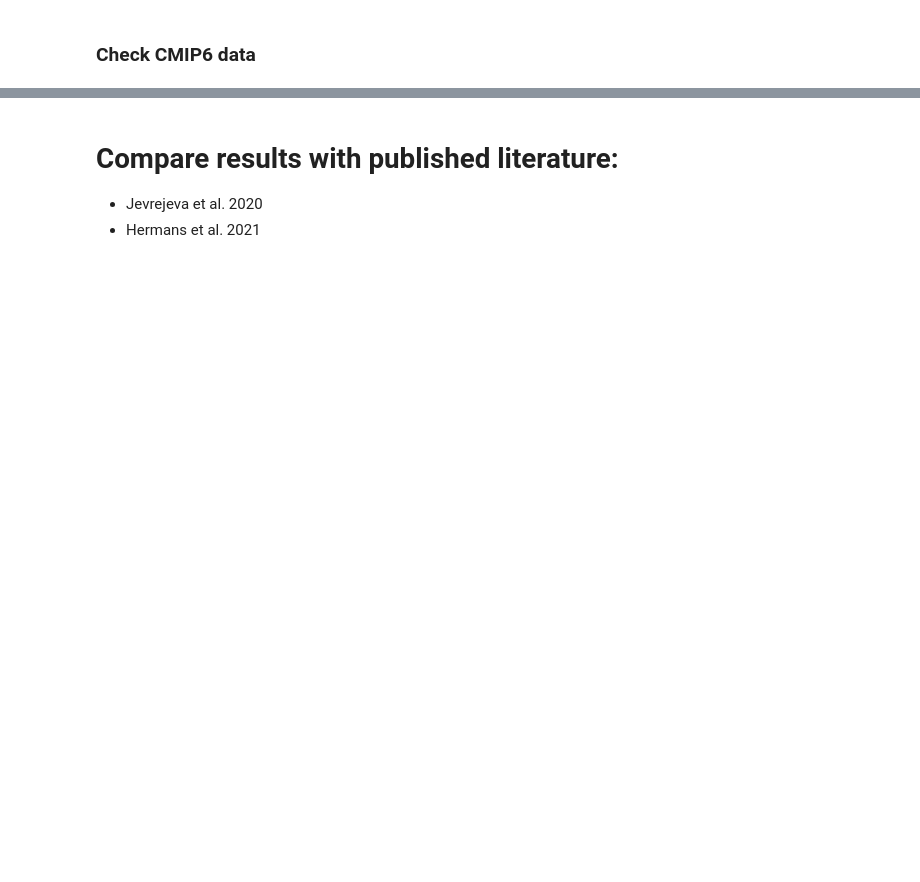
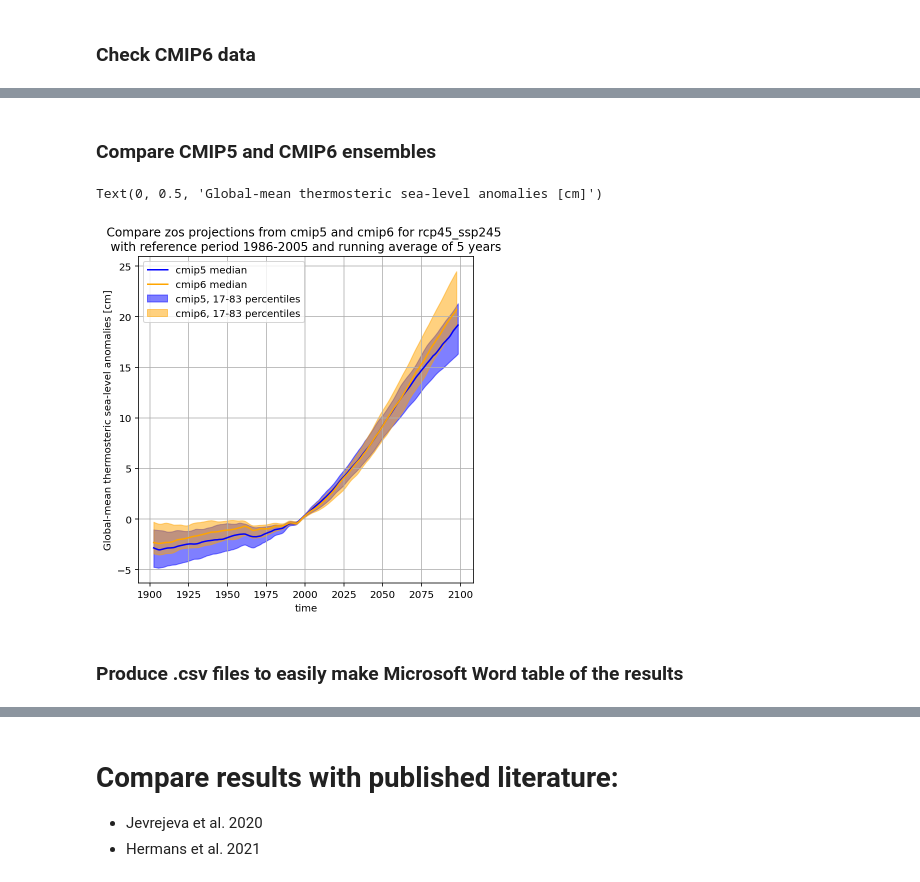
Before and after one commit to dlebars/CMIP_SeaLevel, a Jupyter notebook: notebooks/plot_zostoga.ipynb, the cells around one changed output, grey strips where cells are left out. Cells and saved outputs as stored; diff of their text form; code cells hidden in the pictures; blank space fills up the shorter version.

```diff
--- a/notebooks/plot_zostoga.ipynb
+++ b/notebooks/plot_zostoga.ipynb
@@ -136,0 +185,18 @@ Coordinates:
+# %% [markdown]
+### Compare CMIP5 and CMIP6 ensembles
+# %%
+lower_bound = 0.17
+upper_bound = 0.83
+ra = 5 # runnning average window in years
+
+pp.plot_cmip5_cmip6_ensembles(cmip5_sce, cmip5_df, cmip6_sce, cmip6_df,
+                              lower_bound, upper_bound, ra)
+plt.ylabel('Global-mean thermosteric sea-level anomalies [cm]')
+#plt.title('')
+
+#plt.savefig(f'../figures/zostoga_comp_{cmip5_sce}_{cmip6_sce}_ensembles.pdf', dpi=150)
+# %% [output]
+Text(0, 0.5, 'Global-mean thermosteric sea-level anomalies [cm]')
+[figure, added]
+# %% [markdown]
+### Produce .csv files to easily make Microsoft Word table of the results
```
Also changed, not shown: parts of 29 cells of this notebook, 4 other files.
